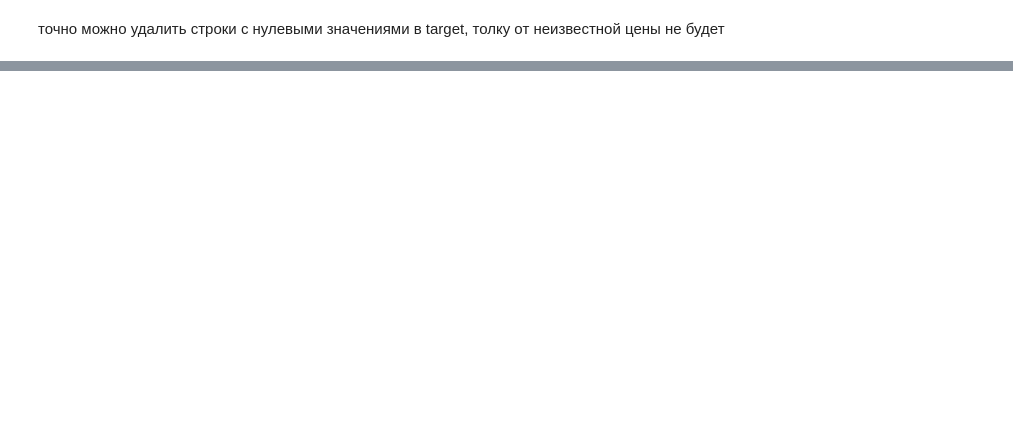
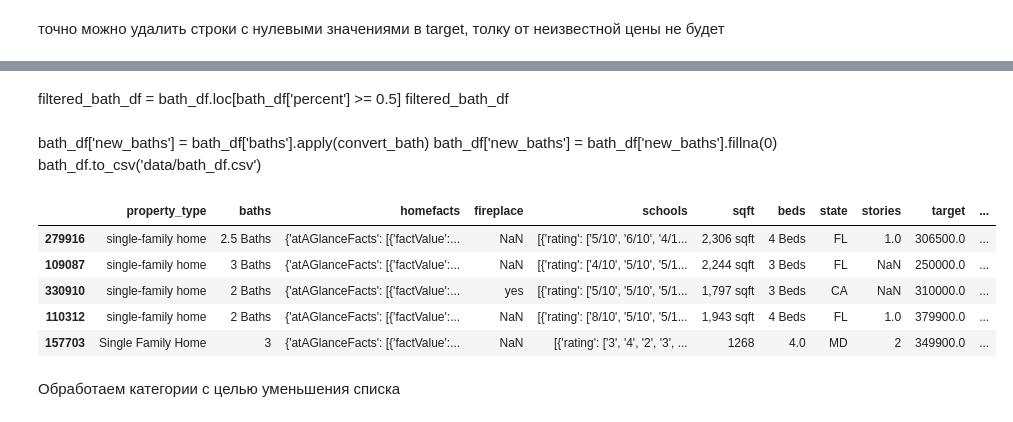
Before and after one commit to nik-gorby/diplom, a Jupyter notebook: diplom.ipynb, the cells around one changed output, grey strips where cells are left out. Saved outputs shown, nothing was run; the diff lists cells and outputs as text; code cells hidden in the pictures; blank space fills up the shorter version.

```diff
--- a/diplom.ipynb
+++ b/diplom.ipynb
@@ -159,0 +327,16 @@ print(df_orig.shape)
+# %% [markdown]
+filtered_bath_df = bath_df.loc[bath_df['percent'] >= 0.5]
+filtered_bath_df
+# %% [markdown]
+bath_df['new_baths'] = bath_df['baths'].apply(convert_bath)
+bath_df['new_baths'] = bath_df['new_baths'].fillna(0)
+bath_df.to_csv('data/bath_df.csv')
+# %%
+df.sample(5, random_state=42)
+# %% [output]
+|  | property_type | baths | homefacts | fireplace | schools | sqft | beds | state | stories | target | ... |
+| 279916 | single-family home | 2.5 Baths | {'atAGlanceFacts': [{'factValue':... | NaN | [{'rating': ['5/10', '6/10', '4/1... | 2,306 sqft | 4 Beds | FL | 1.0 | 306500.0 | ... |
+| 109087 | single-family home | 3 Baths | {'atAGlanceFacts': [{'factValue':... | NaN | [{'rating': ['4/10', '5/10', '5/1... | 2,244 sqft | 3 Beds | FL | NaN | 250000.0 | ... |
+| 330910 | single-family home | 2 Baths | {'atAGlanceFacts': [{'factValue':... | yes | [{'rating': ['5/10', '5/10', '5/1... | 1,797 sqft | 3 Beds | CA | NaN | 310000.0 | ... |
+| 110312 | single-family home | 2 Baths | {'atAGlanceFacts': [{'factValue':... | NaN | [{'rating': ['8/10', '5/10', '5/1... | 1,943 sqft | 4 Beds | FL | 1.0 | 379900.0 | ... |
+| 157703 | Single Family Home | 3 | {'atAGlanceFacts': [{'factValue':... | NaN | [{'rating': ['3', '4', '2', '3', ... | 1268 | 4.0 | MD | 2 | 349900.0 | ... |
@@ -159,0 +387,2 @@ print(df_orig.shape)
+# %% [markdown]
+Обработаем категории с целью уменьшения списка
```
Also changed, not shown: parts of 58 cells of this notebook.
